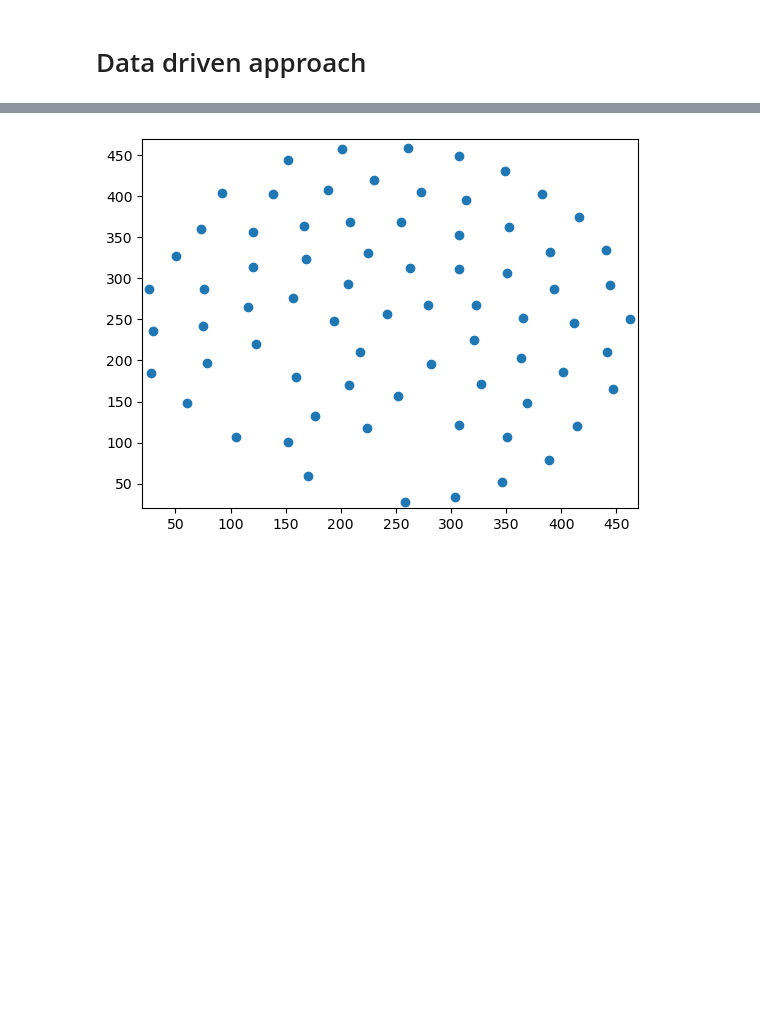
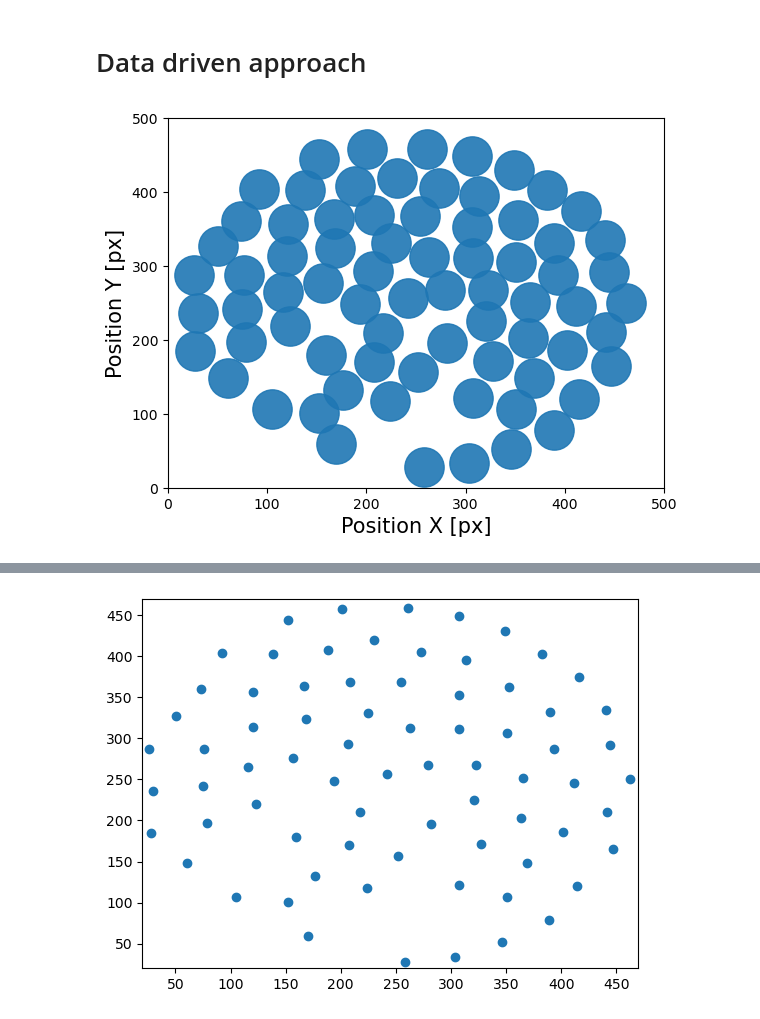
Before and after one commit to BenedictRussell/MA932-Project, a Jupyter notebook: Data_based.ipynb, the cells around one changed output, grey strips where cells are left out. Drawn from its saved outputs; the diff is of its cells as text; code cells hidden in the pictures; blank space fills up the shorter version.

Commit message:
Experiments take2

```diff
--- a/Data_based.ipynb
+++ b/Data_based.ipynb
@@ -11,3 +11,35 @@ import matplotlib.animation as animation
 experiments = pd.read_csv("n73_stabilization.csv")
 # NOTE: Fixed radius 16.75
 experiments = experiments[['TRACK_ID', 'POSITION_X', 'POSITION_Y', 'FRAME']] # Columns of interest
+# %%
+# Create trajectories animation
+
+frames_num = len(pd.unique(experiments['FRAME']))
+
+# Create a figure and axis
+fig, ax = plt.subplots()
+ax.set_xlabel('Position X [px]', fontsize=15)
+ax.set_ylabel('Position Y [px]', fontsize=15)
+
+# Create an empty scatter plot (initially no balls are shown)
+scatter = ax.scatter([], [], s=800, alpha=0.9)
+ax.set(xlim=[0, 500], ylim=[0, 500])
+
+# Function to update the scatter plot with new ball positions
+def update(frame):
+    frame_df = experiments[experiments['FRAME'] == frame]
+    x = frame_df['POSITION_X']
+    y = frame_df['POSITION_Y']
+
+    # update the scatter plot:
+    data = np.stack([x, y]).T
+    scatter.set_offsets(data)
+
+    return scatter,
+
+# Create the animation
+ani = animation.FuncAnimation(fig, update, frames=range(frames_num), interval=50, blit=True)
+#ani.save('animation.gif', writer='pillow')
+plt.show()
+# %% [output]
+[figure, added]
```
Also changed, not shown: parts of 28 cells of this notebook, 2 other files.
